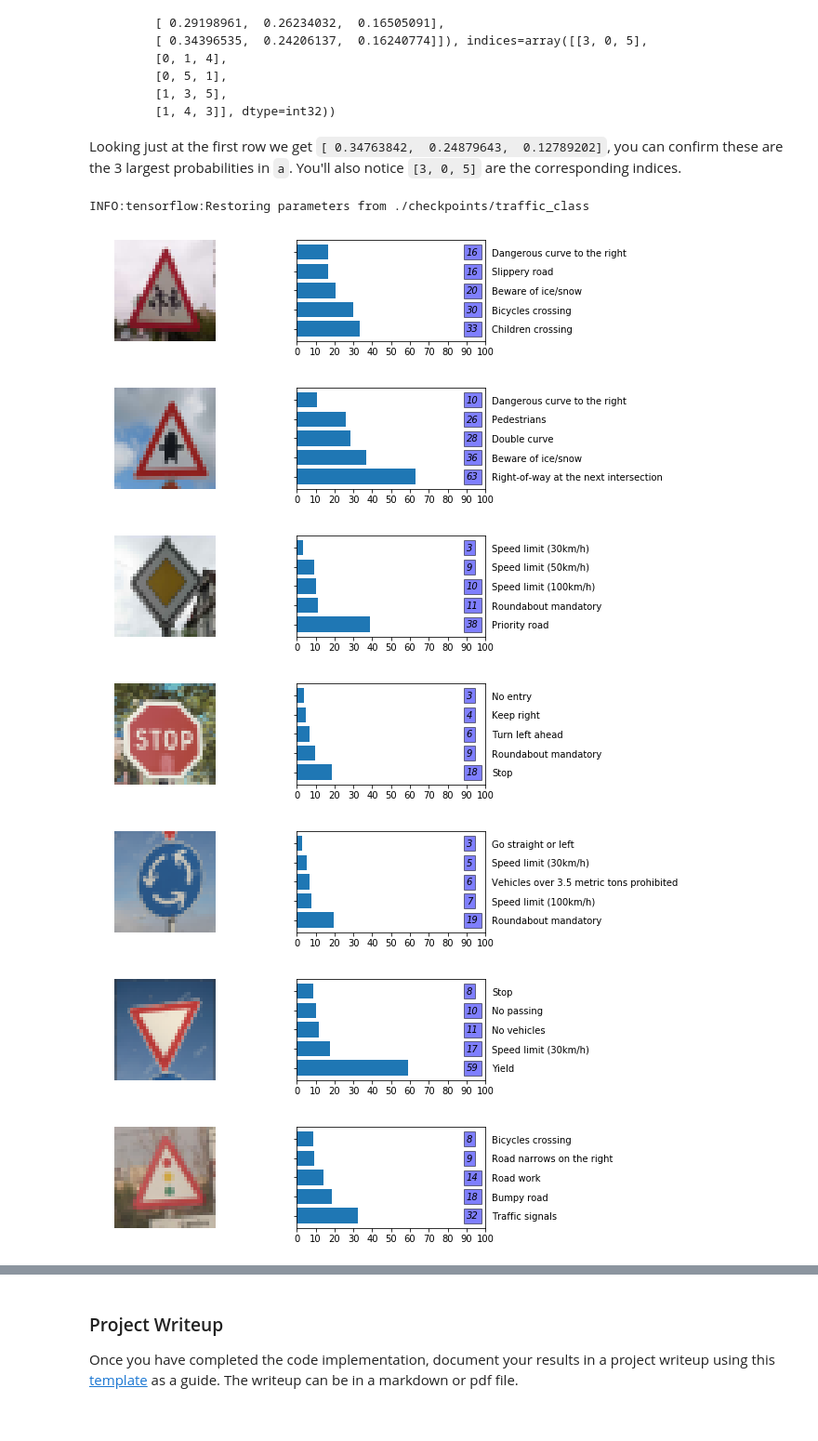
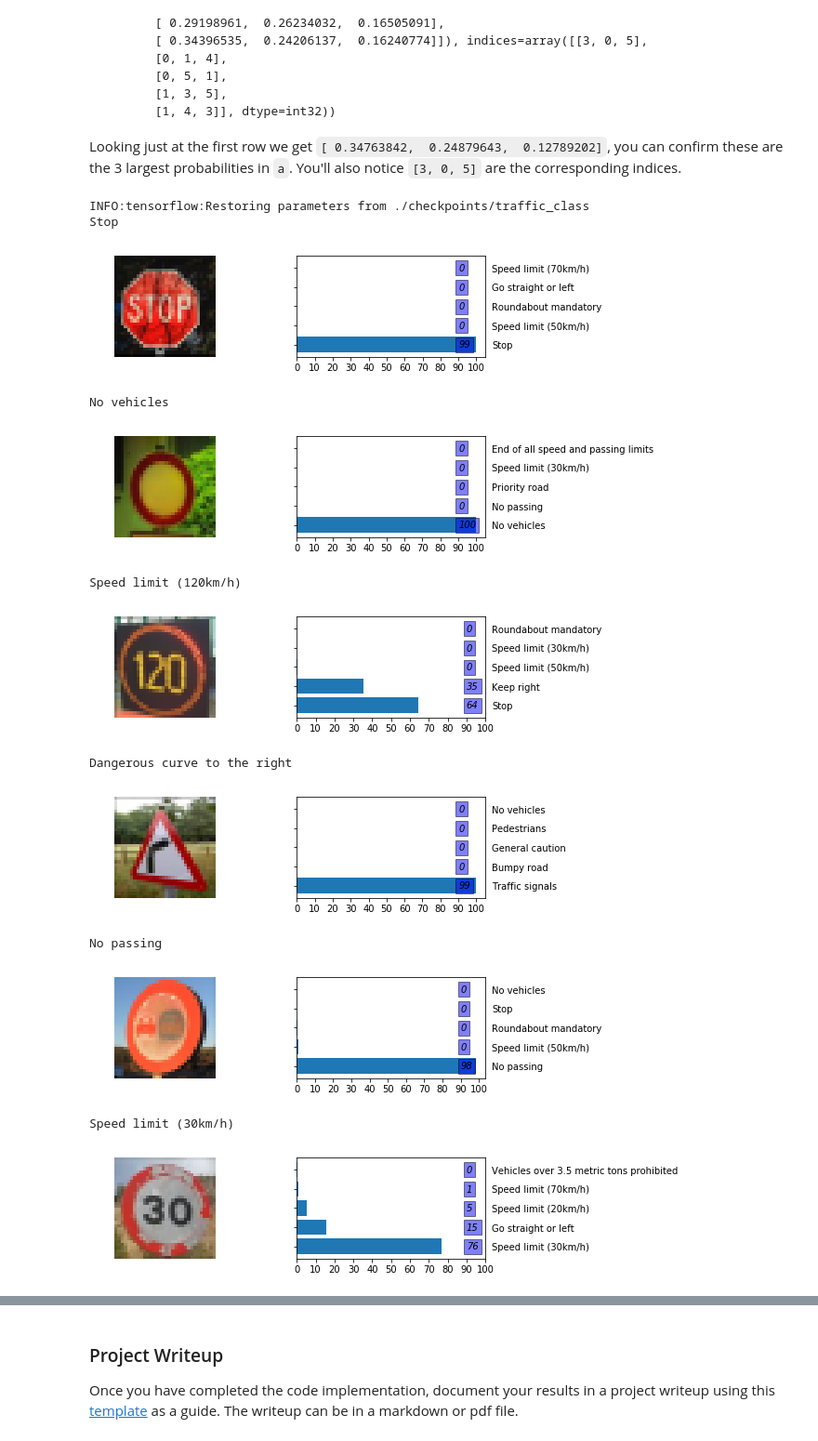
Before and after one commit to saultr/project_2_traffic_sign_classifier, a Jupyter notebook: Traffic_Sign_Classifier.ipynb, the cells around one changed output, grey strips where cells are left out. Shown at 93% size. Cells and saved outputs as stored; diff of their text form; code cells hidden in the pictures.

```diff
--- a/Traffic_Sign_Classifier.ipynb
+++ b/Traffic_Sign_Classifier.ipynb
@@ -430,7 +440,7 @@ with graph.as_default():
     # Predictions
     training_operation = optimizer.minimize(loss)
     prediction = tf.cast(tf.argmax(logits,1), tf.int32)
-    top_probabilities =  tf.nn.top_k(logits, k=5)
+    top_probabilities =  tf.nn.softmax(logits)
     correct_prediction = tf.equal(tf.argmax(logits, 1), tf.argmax(one_hot_y, 1))
     accuracy_operation = tf.cast(correct_prediction, tf.float32)
     accuracy_operation_mean = tf.reduce_mean(accuracy_operation)
@@ -539,7 +549,7 @@ X_custom =np.asarray([cv2.resize(cv2.cvtColor(cv2.imread(f), cv2.COLOR_BGR2RGB),
                                  interpolation =  cv2.INTER_AREA) for f in X_custom])
 
 # manually annotated labels for these new images
-y_custom = [28, 11, 12, 14, 40, 13, 26 , 39, 10, 17]
+y_custom = [14, 15, 8, 20, 9, 1, 39, 28, 10, 26]
 
 # plot new test images
 fig, axarray = plt.subplots(1, len(X_custom))
@@ -567,7 +577,7 @@ X_custom_N, y_custom_N = normalize_grayscale (X_custom, y_custom, False)
 hits = 0
 with tf.Session(graph=graph) as sess:
     # restore desired saved session, do a checkpoint
-    saver.restore(sess, './checkpoints/traffic_class-19')
+    saver.restore(sess, './checkpoints/traffic_class-16')
     saver.save(sess, './checkpoints/traffic_class')
 
     # predict on unseen images
@@ -636,40 +646,47 @@ Looking just at the first row we get `[ 0.34763842,  0.24879643,  0.12789202]`,
 ### Feel free to use as many code cells as needed.
 with tf.Session(graph=graph) as sess:
     # restore saved session
     saver.restore(sess, tf.train.latest_checkpoint('./checkpoints/'))
     top5 = sess.run(top_probabilities, feed_dict={x: X_custom_N, y: y_custom_N, kp1: 1.0, kp2: 1.0, kp3: 1.0, kp4: 1.0})
+    top5_output = sess.run (tf.nn.top_k (top5, k=5))
 
 def plot_probabilities (X, predictions, index):
     # Prepare the grid
     plt.figure(figsize = (8, 2))
     gridspec.GridSpec(2, 2)
 
     # Plot original image
     plt.subplot2grid((1, 2), (0, 0), colspan=1, rowspan=1)
     plt.imshow(X[index])
     plt.axis('off')
 
     # Plot predictions
     plt.subplot2grid((2, 2), (0, 1), colspan=1, rowspan=2)
-    plt.barh(np.arange(5)+.5, predictions[0][index], align='center')
+    plt.barh(np.arange(5)+.5, predictions[0][index]*100, align='center')
     plt.yticks(np.arange(5)+.5, signnames[predictions[1][index].astype(int)])
     plt.xticks(np.arange(0,110,10))
     plt.tick_params(axis='both', which='both', labelleft='off', labelright='on', labeltop='off', labelbottom='on')
     for idx,val in enumerate(predictions[0][index]):
-        plt.text(90, idx+0.35, (predictions[0][index][idx]).astype(int), style='italic',
+        plt.text(90, idx+0.35, (predictions[0][index][idx]*100).astype(int), style='italic',
             bbox={'facecolor':'blue', 'alpha':0.5, 'pad':3})
 
     plt.show()
 
 for i in range(len(X_custom)):
     #print (signnames[y_custom[i]],': ',max(X_custom))
-    plot_probabilities (X_custom, top5, i)
+    print (signnames[y_custom[i]])
+    plot_probabilities (X_custom, top5_output, i)
 # %% [output]
 INFO:tensorflow:Restoring parameters from ./checkpoints/traffic_class
+Stop
-[figure, old version]
+[figure, new version]
+No vehicles
-[figure, old version]
+[figure, new version]
+Speed limit (120km/h)
-[figure, old version]
+[figure, new version]
+Dangerous curve to the right
-[figure, old version]
+[figure, new version]
+No passing
-[figure, old version]
+[figure, new version]
+Speed limit (30km/h)
-[figure, old version]
+[figure, new version]
-[figure, removed]
```
Also changed, not shown: parts of 10 cells of this notebook, 37 other files.
